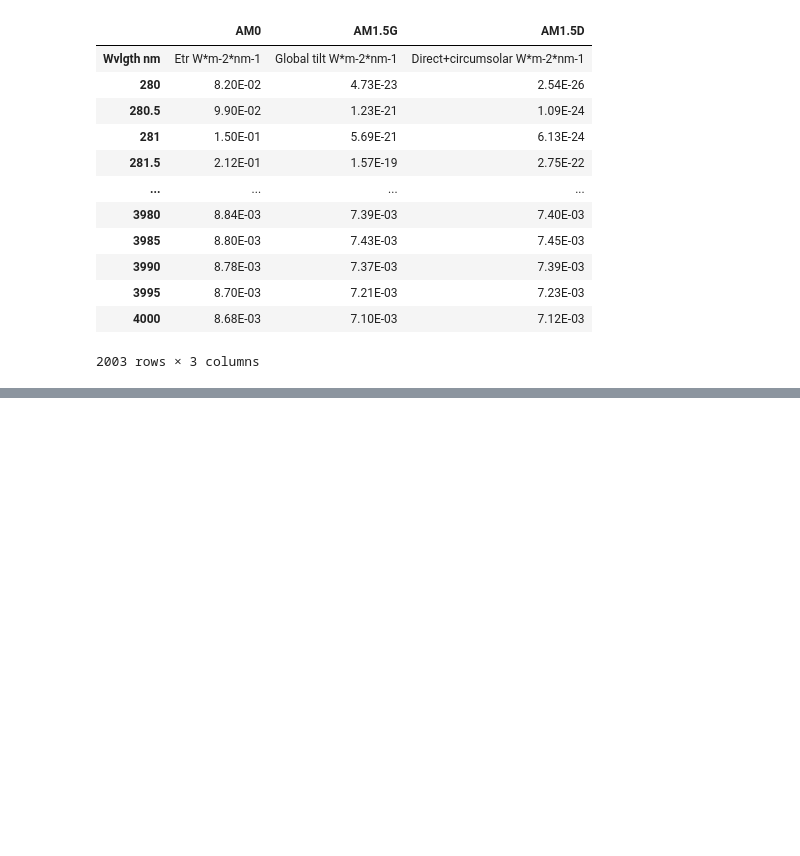
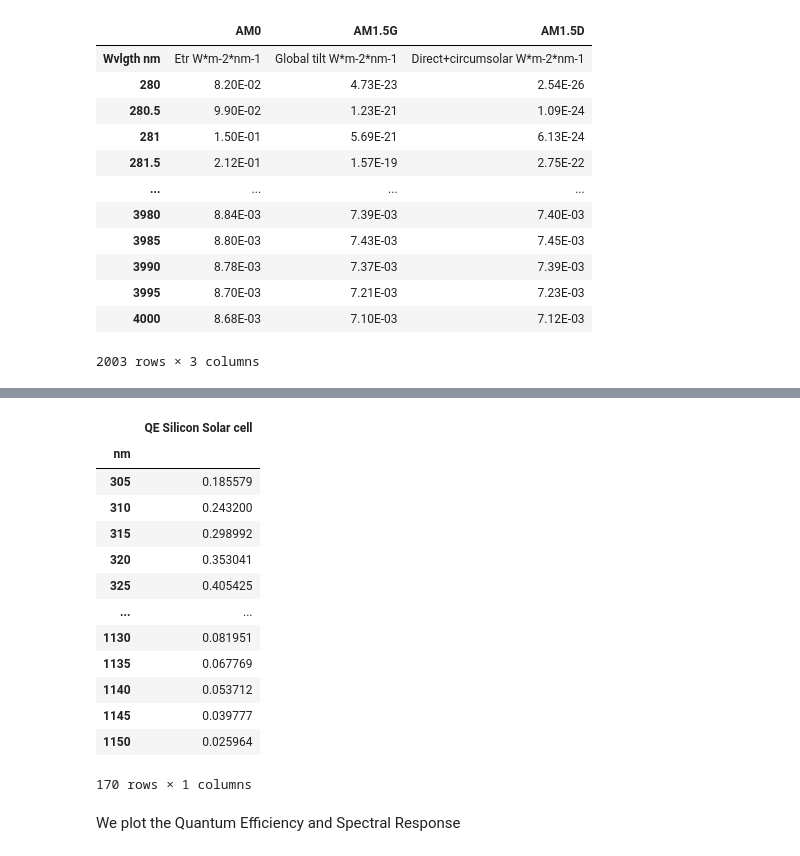
Before and after one commit to martavp/pv-textbook, a Jupyter notebook: Problems/Chapter_03/Problem3.6.ipynb, the cells around one changed output, grey strips where cells are left out. Cells and saved outputs as stored; diff of their text form; code cells hidden in the pictures; blank space fills up the shorter version.

```diff
--- a/Problems/Chapter_03/Problem3.6.ipynb
+++ b/Problems/Chapter_03/Problem3.6.ipynb
@@ -82,0 +76,20 @@ df['V_max']=np.round(0.75*df.index,1)
+# %%
+QE = pd.read_csv('data/QE_Silicon.csv', index_col=0, header=0)
+QE
+# %% [output]
+|  | QE Silicon Solar cell |
+| nm |  |
+| 305 | 0.185579 |
+| 310 | 0.243200 |
+| 315 | 0.298992 |
+| 320 | 0.353041 |
+| 325 | 0.405425 |
+| ... | ... |
+| 1130 | 0.081951 |
+| 1135 | 0.067769 |
+| 1140 | 0.053712 |
+| 1145 | 0.039777 |
+| 1150 | 0.025964 |
+170 rows × 1 columns
+# %% [markdown]
+We plot the Quantum Efficiency and Spectral Response
```
Also changed, not shown: parts of 32 cells of this notebook, 2 other files.
